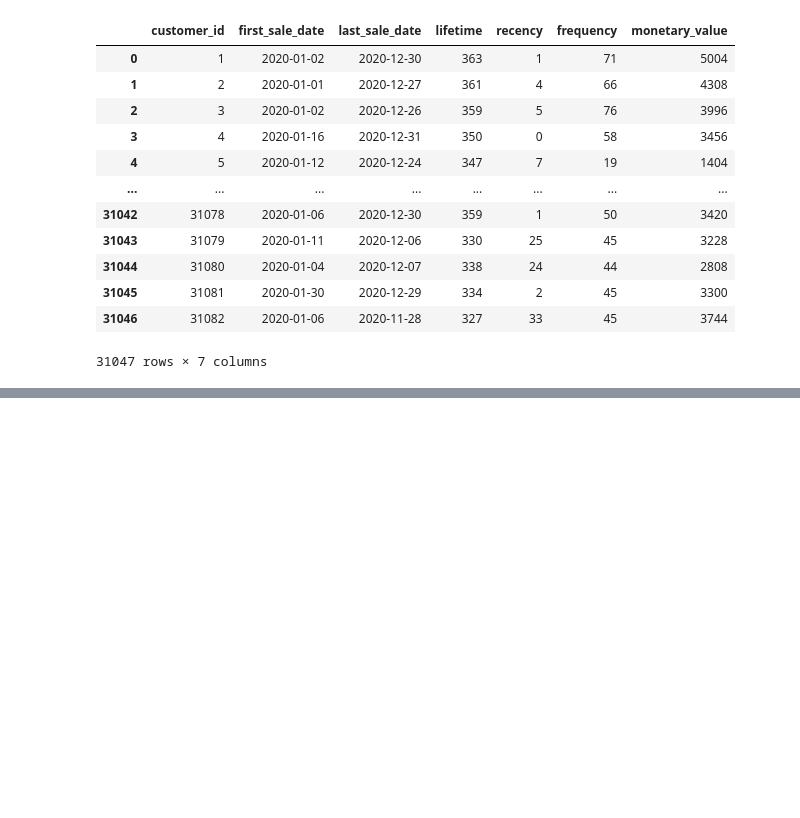
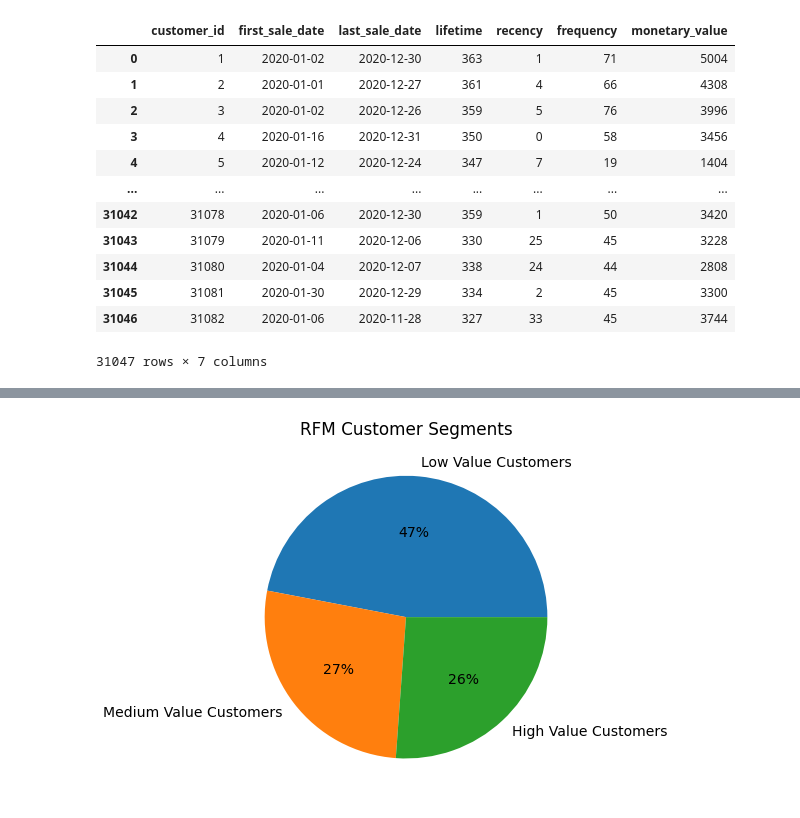
Before and after one commit to scabanela-ischool/Data_Engineering_Proj1_Querying, a Jupyter notebook: project_1_5.ipynb, the cells around one changed output, grey strips where cells are left out. Cells and saved outputs as stored; diff of their text form; code cells hidden in the pictures; blank space fills up the shorter version.

```diff
--- a/project_1_5.ipynb
+++ b/project_1_5.ipynb
@@ -227,0 +169,28 @@ plt.show()
+# %%
+def segment_pie_chart():
+    # define rfm threshold values for high, med, and low
+    r_limit = agg_customer_data.RelativeRecency.quantile(0.7)
+    f_limit = agg_customer_data.RelativeFrequency.quantile(0.7)
+    m_limit = agg_customer_data.RelativeMonetary.quantile(0.7)
+
+    # define conditions for segmenting customers
+    high_condition = (agg_customer_data['RelativeRecency'] <= r_limit) & (agg_customer_data['RelativeFrequency'] >= f_limit) & (agg_customer_data['RelativeMonetary'] >= m_limit)
+    low_condition = (agg_customer_data['RelativeRecency'] > r_limit) & (agg_customer_data['RelativeFrequency'] < f_limit) & (agg_customer_data['RelativeMonetary'] < m_limit)
+
+    # segment customers into rfm categories: low value, medium value, high value, and top value
+    agg_customer_data_labelled = agg_customer_data.copy()
+    agg_customer_data_labelled['customer_segment'] = np.where(high_condition, 'High Value Customers',
+                    np.where(low_condition,'Medium Value Customers', 'Low Value Customers'))
+
+    # plot customer segments
+    plt.figure(figsize=(6.5,6.5))
+    plt.rcParams['font.size'] = 14
+    plt.title('RFM Customer Segments')
+    plt.pie(agg_customer_data_labelled.customer_segment.value_counts(),
+            labels=agg_customer_data_labelled.customer_segment.value_counts().index,
+            autopct='%.0f%%')
+    plt.show()
+# %%
+segment_pie_chart()
+# %% [output]
+[figure, added]
```
Also changed, not shown: parts of 12 cells of this notebook.
